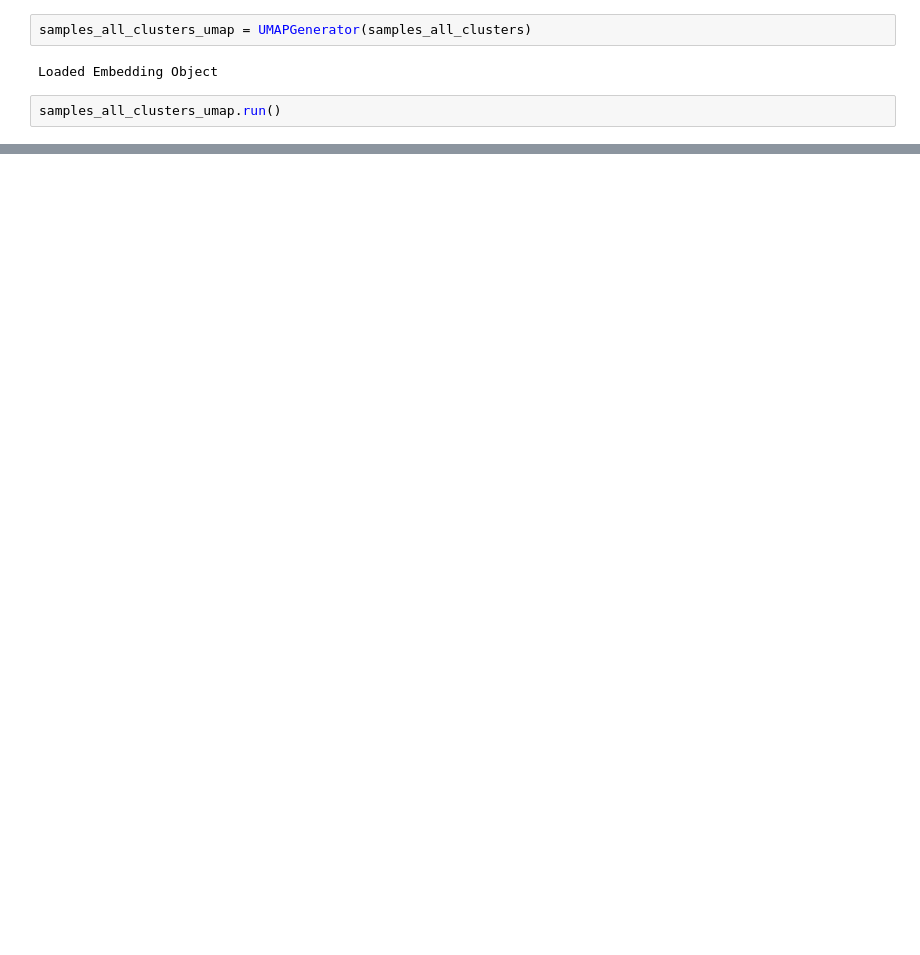
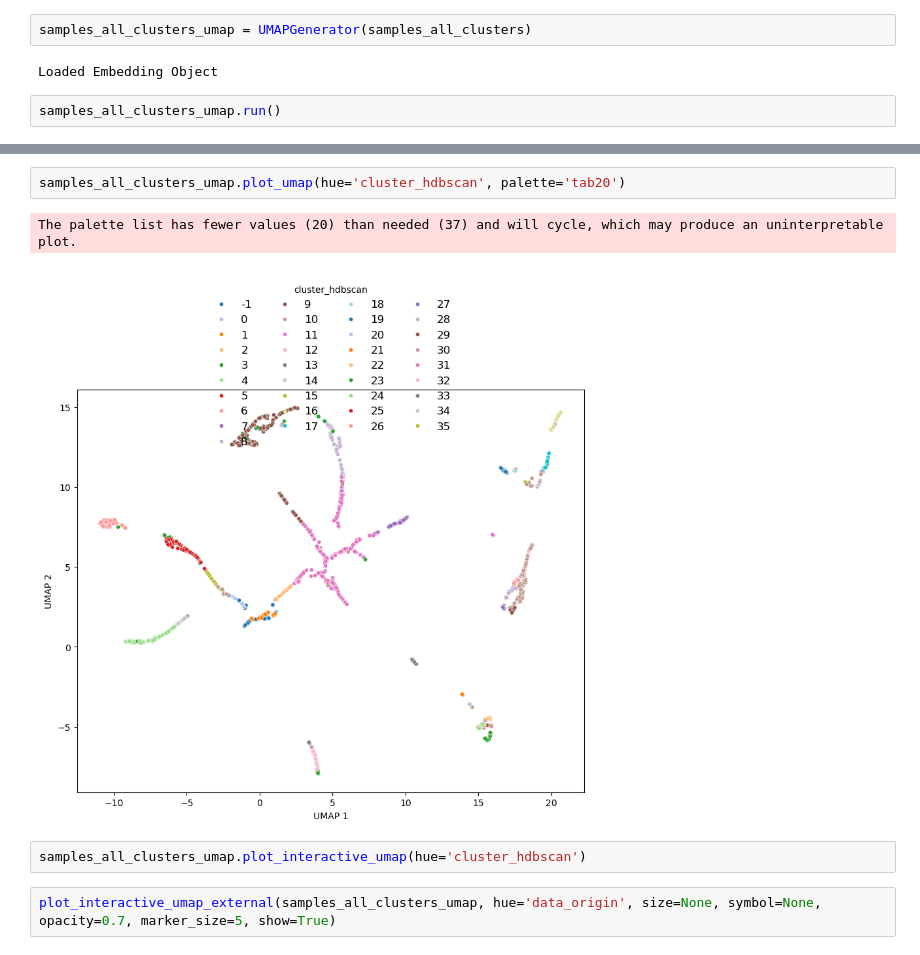
Before and after one commit to i3-unit/TCRpeg_i3, a Jupyter notebook: tutorial_umap.ipynb, the cells around one changed output, grey strips where cells are left out. Saved outputs shown, nothing was run; the diff lists cells and outputs as text; blank space fills up the shorter version.

```diff
--- a/tutorial_umap.ipynb
+++ b/tutorial_umap.ipynb
@@ -90,3 +100,12 @@ samples_all_clusters_umap.plot_umap(hue='cluster')
+# %%
+samples_all_clusters_umap.plot_umap(hue='cluster_hdbscan', palette='tab20')
+# %% [output]
+The palette list has fewer values (20) than needed (37) and will cycle, which may produce an uninterpretable plot.
+[figure, added]
+# %%
+samples_all_clusters_umap.plot_interactive_umap(hue='cluster_hdbscan')
+# %%
+plot_interactive_umap_external(samples_all_clusters_umap, hue='data_origin', size=None, symbol=None, opacity=0.7, marker_size=5, show=True)
 # %%
 samples_all_clusters_umap.plot_umap(hue='data_origin')
 # %% [output]
```
Also changed, not shown: parts of 13 cells of this notebook.
